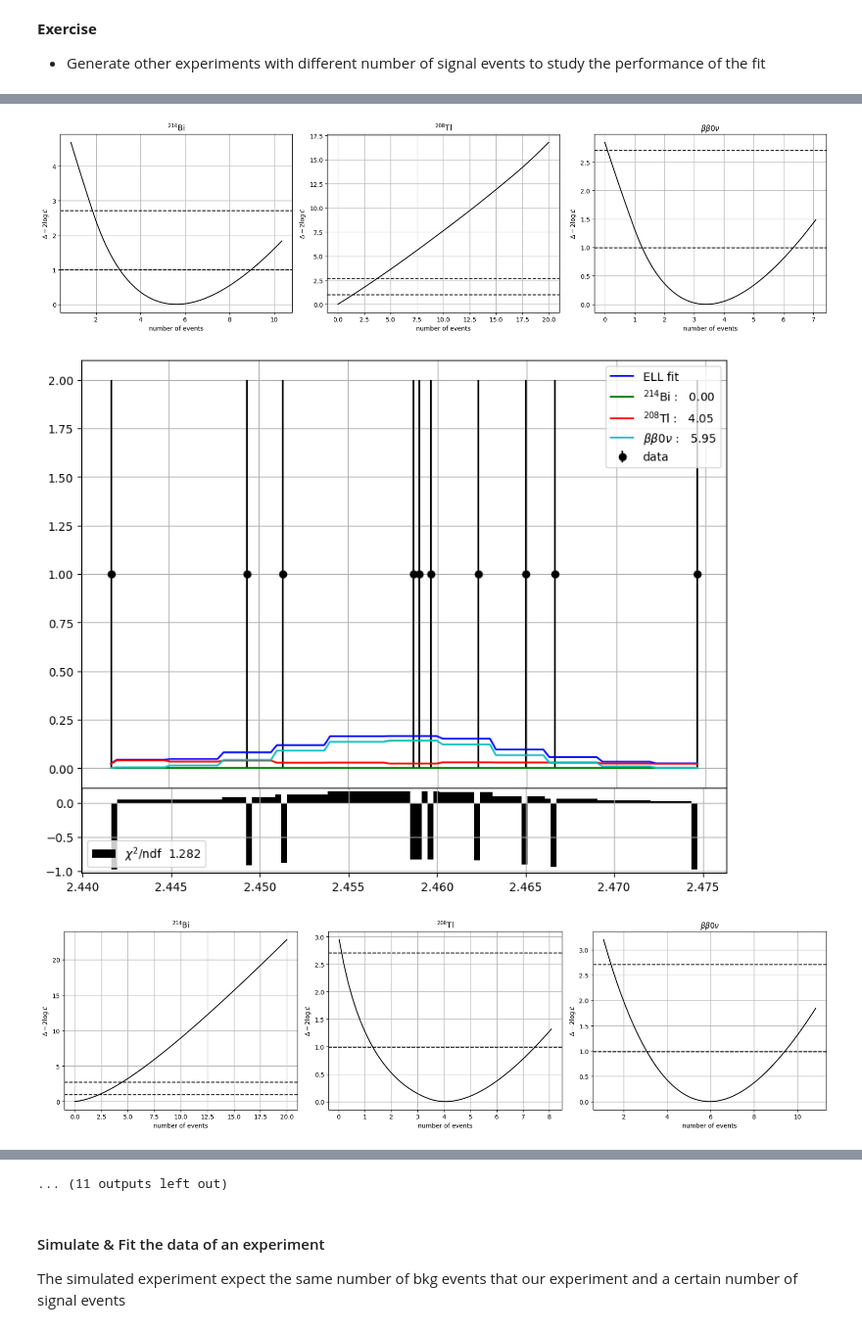
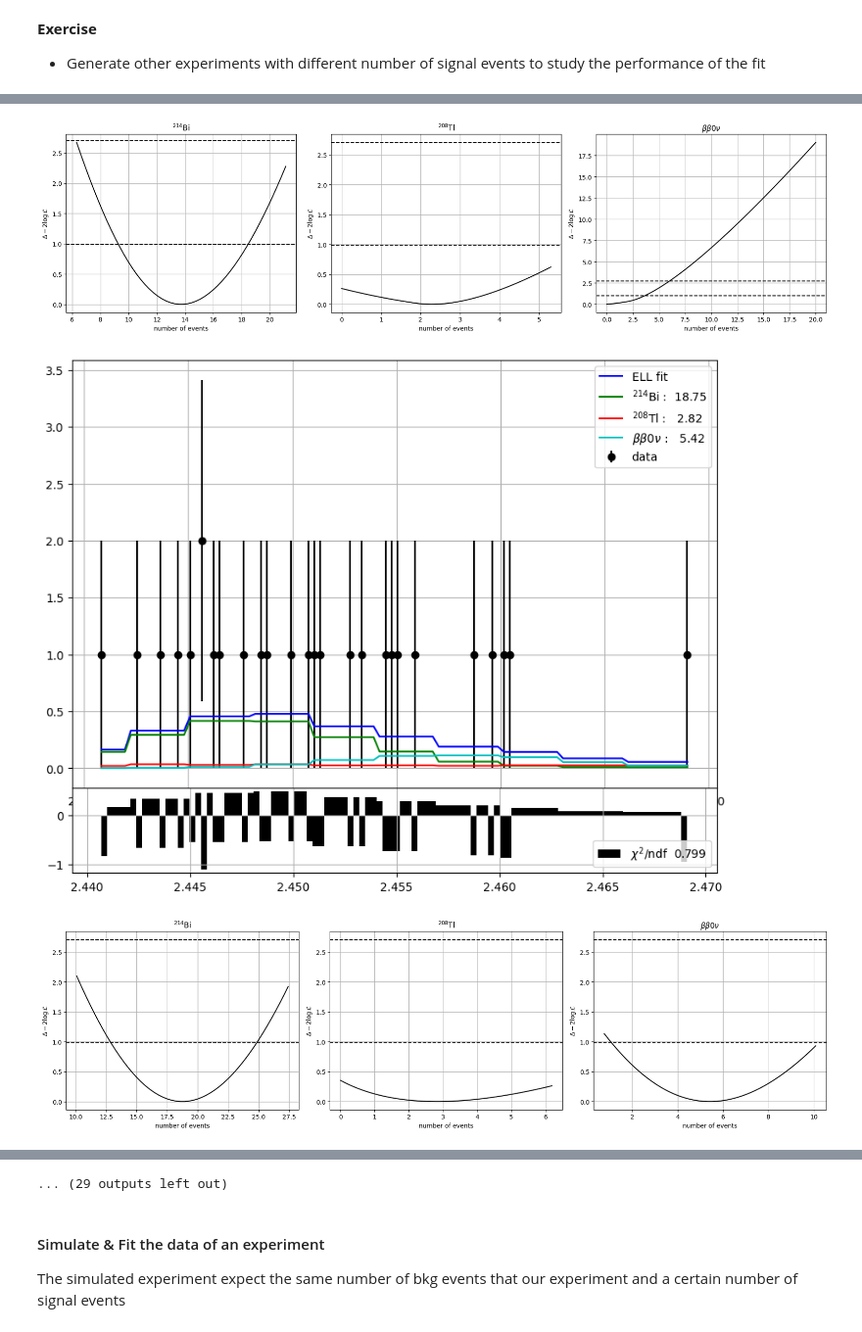
Before and after one commit to manuelg2544/Grupo_beta_DM, a Jupyter notebook: notebooks/guide/fanal_signal.ipynb, the cells around one changed output, grey strips where cells are left out. Shown at 98% size. Drawn from its saved outputs; the diff is of its cells as text; code cells hidden in the pictures.

```diff
--- a/notebooks/guide/fanal_signal.ipynb
+++ b/notebooks/guide/fanal_signal.ipynb
@@ -265,13 +297,15 @@ In particular, study:
 # We choose a large signal: as many bb events in the RoI as Bi events
 # (this makes the signal clearly visible in the fit)
 
-def define_event_numbers(factor):
 
-    n_bb_RoI_trial  = factor * collpars.n_Bi_RoI            # trial: same as Bi in RoI
-    n_bb_total_trial = n_bb_RoI_trial / collpars.eff_bb_RoI  # scale to total
+def define_event_numbers(n_bb_total_trial):
+    n_Bi_total = collpars.n_Bi_total
+    n_Tl_total = collpars.n_Tl_total
+
+    n_bb_RoI_trial  = collpars.eff_bb_RoI * n_bb_total_trial
 
     # Total events per sample
-    n_total= np.array([n_Bi_total, n_Tl_total, n_bb_total_trial])
+    n_total = np.array([n_Bi_total, n_Tl_total, n_bb_total_trial])
 
     # Expected events in the energy window (after selection)
     n_E = np.array([n_Bi_total * eff_Bi_E,
@@ -289,23 +323,21 @@ def define_event_numbers(factor):
     # generate_mc_experiment samples events from each MC template
     # with Poisson-fluctuated counts around n_total_example
     mcdata = fn.generate_mc_experiment(mc_samples, n_total)
-    result, values, ell, _ = fit(mcdata)
-    n_est = result.x
 
-    print('Generated experiment: {:d} events passing selection'.format(len(mcdata)))
-
-
-    experiment = fn.generate_mc_experiment(mc_samples, n_E)
-    result, values, ell, _ = fit(experiment)
+    # --- Step 3: fit the simulated experiment ---
+    result, values, ell, _ = fit_example(mcdata)
     n_est = result.x
 
     print('\nComparison: expected vs estimated events in the energy window')
     for name, expected, estimated in zip(sample_names, n_E, n_est):
         print('  {:2s}: expected = {:6.1f},  estimated = {:6.1f}'.format(name, expected, estimated))
 
+
+
     # Plot the fit result
     pltfn.plot_fit_ell(values, n_est, ell,
                         parnames=sample_names_latex)
+
 
 
 
@@ -322,7 +354,7 @@ def define_event_numbers(factor):
     print("=="*30)
     return n_total, n_E, mcdata, result, values, ell, n_est
 # %%
-factors = np.linspace(0.01,1,11)
+factors = np.linspace(0.0,100,20)
 
 n_total_rows = []
 n_E_rows     = []
@@ -378,3 +410,3 @@ bb: n_est =  47.7  (-7.0, +8.2) at 68% CL
-[figure, old version]
+[figure, new version]
-[figure, old version]
+[figure, new version]
-[figure, old version]
+[figure, new version]
@@ -386,4 +418,4 @@ bb: n_est =  47.7  (-7.0, +8.2) at 68% CL
-... (11 outputs left out)
+... (29 outputs left out)
 # %% [markdown]
 #### Simulate & Fit the data of an experiment
 
```
Also changed, not shown: parts of 15 cells of this notebook, 4 other files.
